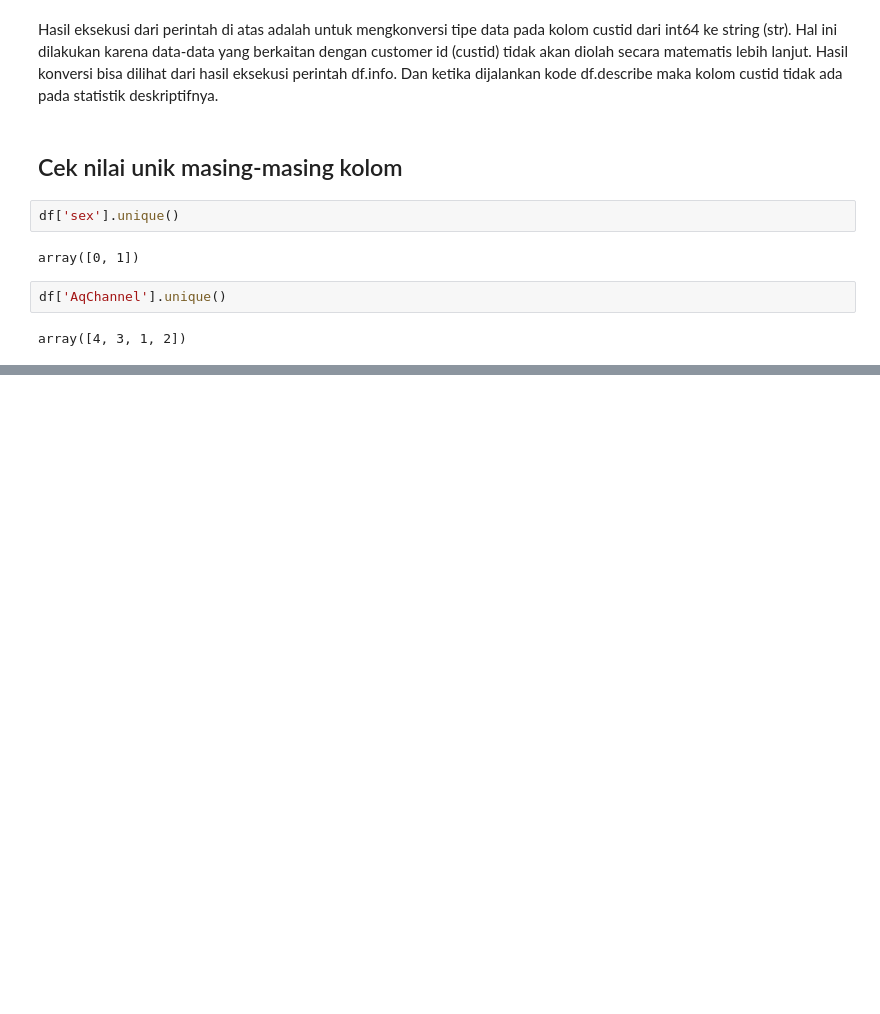
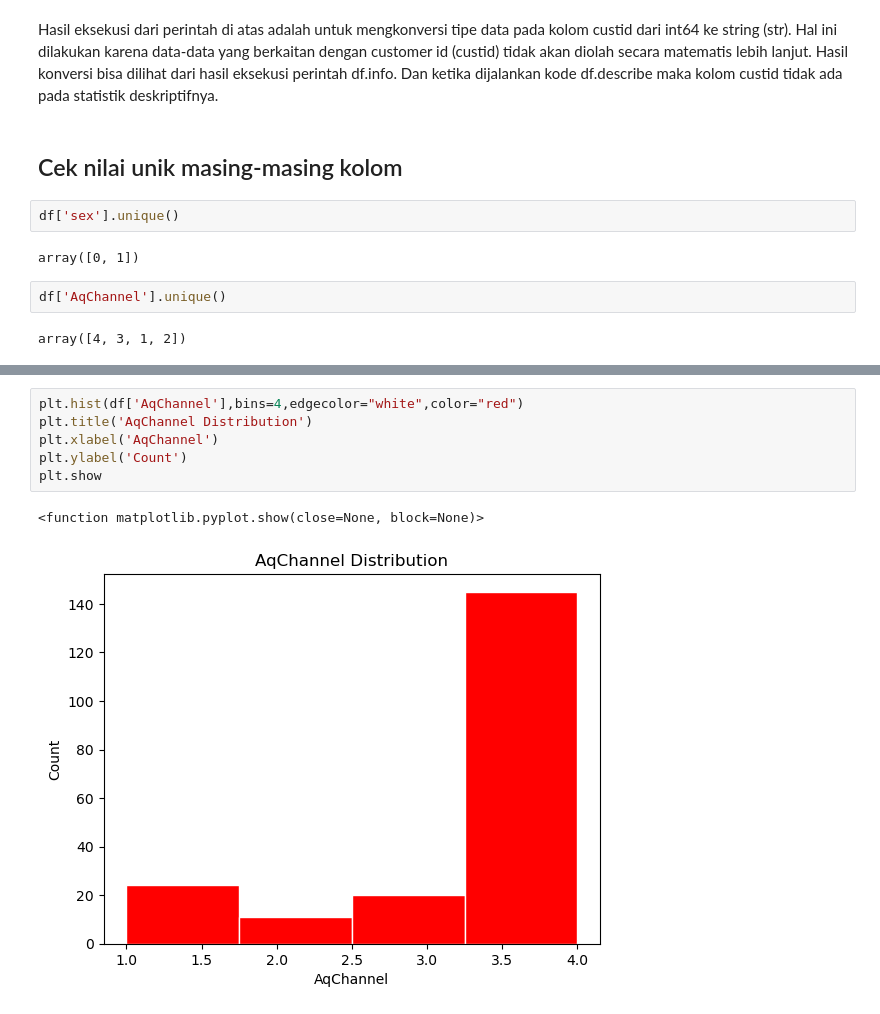
Before and after one commit to KhadafiZubaidiDev/my-projects, a Jupyter notebook: advanced-statistic-project/main.ipynb, the cells around one changed output, grey strips where cells are left out. Drawn from its saved outputs; the diff is of its cells as text; blank space fills up the shorter version.

```diff
--- a/advanced-statistic-project/main.ipynb
+++ b/advanced-statistic-project/main.ipynb
@@ -150,0 +186,9 @@ array([4, 3, 1, 2])
+# %%
+plt.hist(df['AqChannel'],bins=4,edgecolor="white",color="red")
+plt.title('AqChannel Distribution')
+plt.xlabel('AqChannel')
+plt.ylabel('Count')
+plt.show
+# %% [output]
+<function matplotlib.pyplot.show(close=None, block=None)>
+[figure, added]
```
Also changed, not shown: parts of 9 cells of this notebook.
